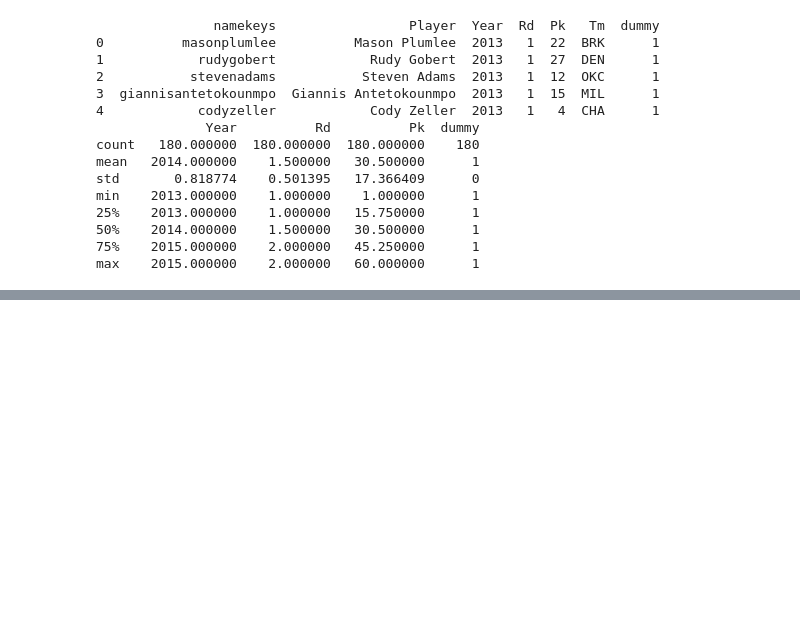
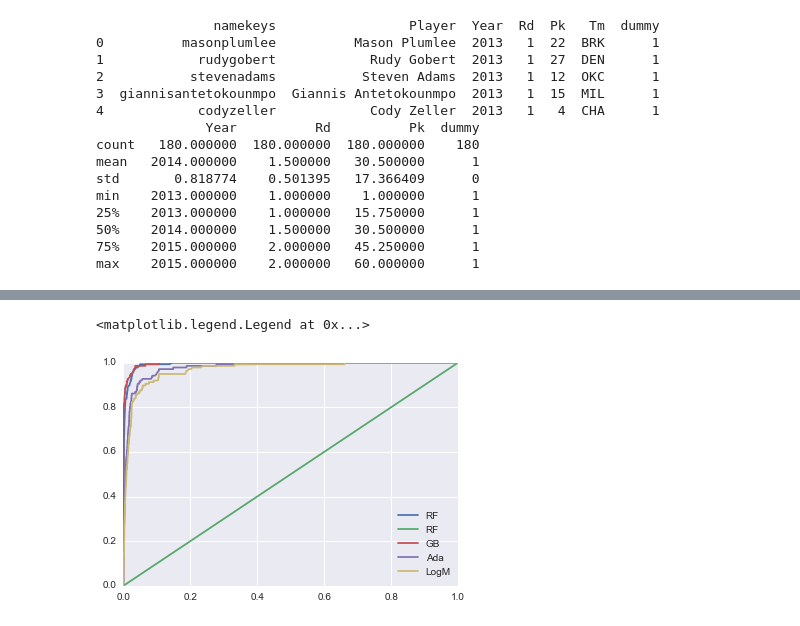
Before and after one commit to chetchavat/nba-draft-analysis, a Jupyter notebook: nba-draft-analysis.ipynb, the cells around one changed output, grey strips where cells are left out. Cells and saved outputs as stored; diff of their text form; code cells hidden in the pictures; blank space fills up the shorter version.

```diff
--- a/nba-draft-analysis.ipynb
+++ b/nba-draft-analysis.ipynb
@@ -176,0 +377,18 @@ plt.plot(fpr, tpr,
+# %%
+fpr, tpr, thresholds = metrics.roc_curve(y_all, forest.predict_proba(X_all)[:,1])
+forest_plt = plt.plot(fpr, tpr, fpr, fpr, label = 'RF') # Second x,y pairs here are just to plot a line with slop 1.
+
+fpr, tpr, thresholds = metrics.roc_curve(y_all, gbc.predict_proba(X_all)[:,1])
+gbc_plt = plt.plot(fpr, tpr, label = 'GB') # Second x,y pairs here are just to plot a line with slop 1.
+
+fpr, tpr, thresholds = metrics.roc_curve(y_all, ada.predict_proba(X_all)[:,1])
+ada_plt = plt.plot(fpr, tpr, label = 'Ada') # Second x,y pairs here are just to plot a line with slop 1.
+
+fpr, tpr, thresholds = metrics.roc_curve(y_all, logm.predict_proba(X_all)[:,1])
+logm_plt = plt.plot(fpr, tpr, label = 'LogM') # Second x,y pairs here are just to plot a line with slop 1.
+
+
+plt.legend(loc='lower right')
+# %% [output]
+<matplotlib.legend.Legend at 0x...>
+[figure, added]
```
Also changed, not shown: parts of 20 cells of this notebook.
